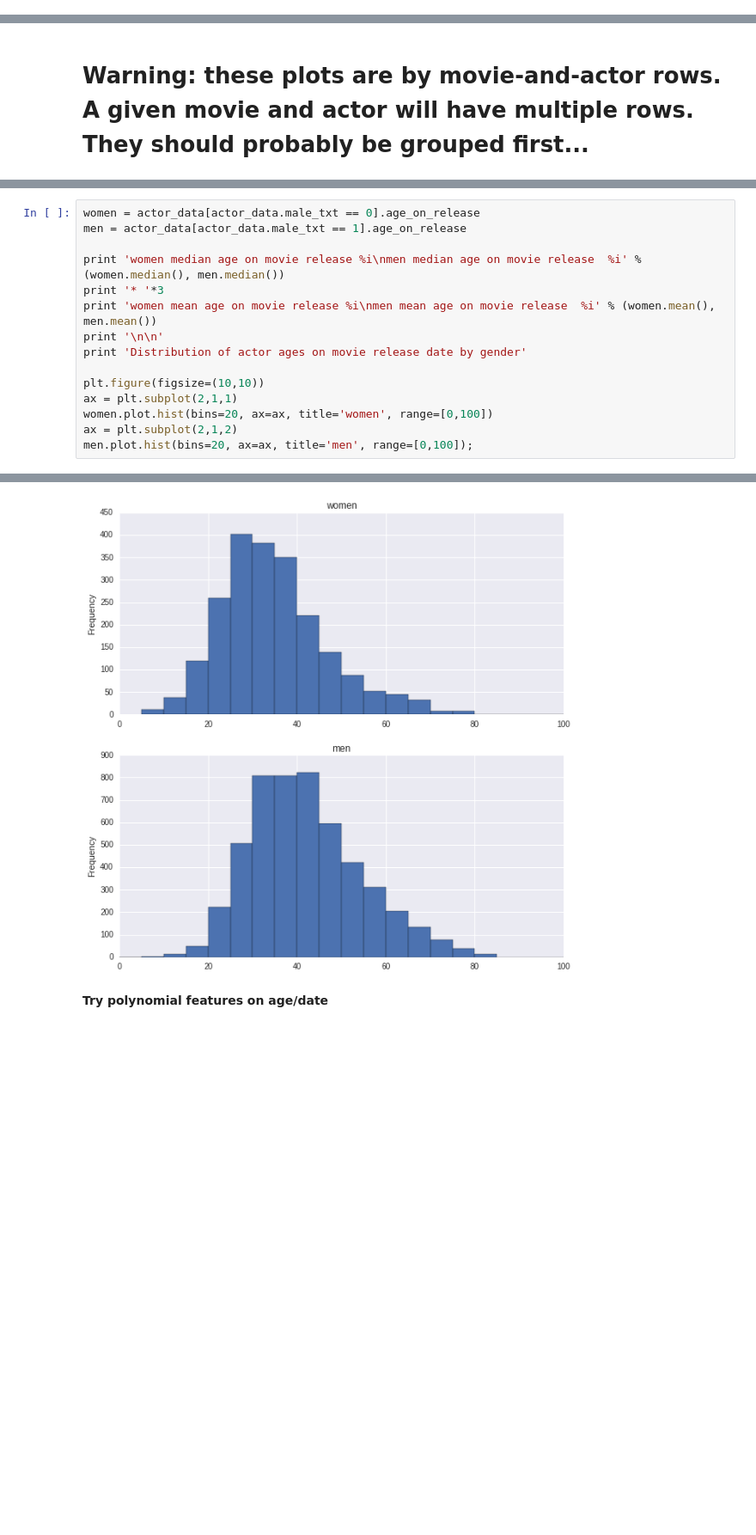
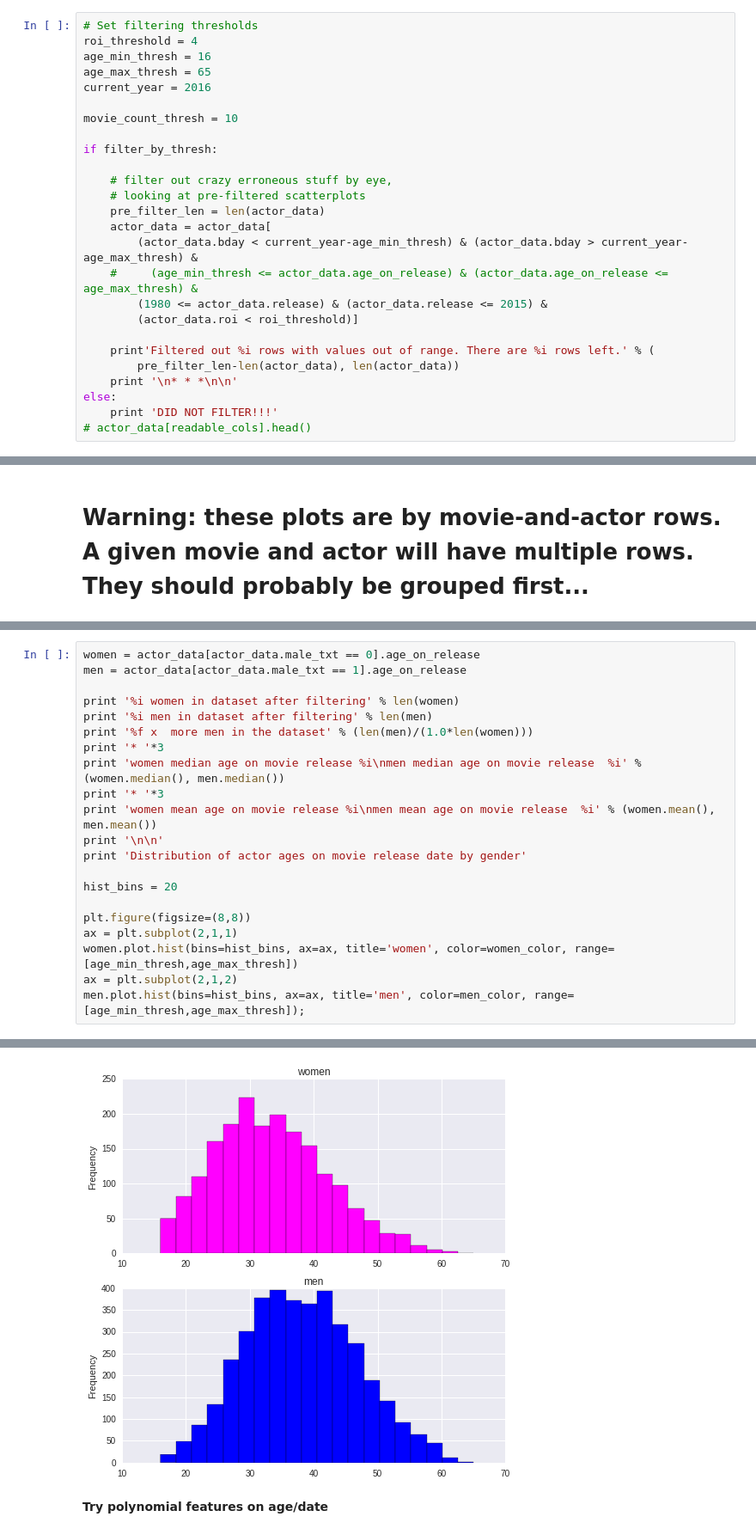
Before and after one commit to IanLondon/actor-age-curves, a Jupyter notebook: actor-regression-sklearn-joined-budget.ipynb, the cells around one changed output, grey strips where cells are left out. Shown at 86% size. Saved outputs shown, nothing was run; the diff lists cells and outputs as text; blank space fills up the shorter version.

```diff
--- a/actor-regression-sklearn-joined-budget.ipynb
+++ b/actor-regression-sklearn-joined-budget.ipynb
@@ -92,0 +70,26 @@ actor_data[readable_cols].head(10)
+# %%
+# Set filtering thresholds
+roi_threshold = 4
+age_min_thresh = 16
+age_max_thresh = 65
+current_year = 2016
+
+movie_count_thresh = 10
+
+if filter_by_thresh:
+
+    # filter out crazy erroneous stuff by eye,
+    # looking at pre-filtered scatterplots
+    pre_filter_len = len(actor_data)
+    actor_data = actor_data[
+        (actor_data.bday < current_year-age_min_thresh) & (actor_data.bday > current_year-age_max_thresh) &
+    #     (age_min_thresh <= actor_data.age_on_release) & (actor_data.age_on_release <= age_max_thresh) &
+        (1980 <= actor_data.release) & (actor_data.release <= 2015) &
+        (actor_data.roi < roi_threshold)]
+
+    print'Filtered out %i rows with values out of range. There are %i rows left.' % (
+        pre_filter_len-len(actor_data), len(actor_data))
+    print '\n* * *\n\n'
+else:
+    print 'DID NOT FILTER!!!'
+# actor_data[readable_cols].head()
@@ -331,15 +370,21 @@ mean:39
 women = actor_data[actor_data.male_txt == 0].age_on_release
 men = actor_data[actor_data.male_txt == 1].age_on_release
 
+print '%i women in dataset after filtering' % len(women)
+print '%i men in dataset after filtering' % len(men)
+print '%f x  more men in the dataset' % (len(men)/(1.0*len(women)))
+print '* '*3
 print 'women median age on movie release %i\nmen median age on movie release  %i' % (women.median(), men.median())
 print '* '*3
 print 'women mean age on movie release %i\nmen mean age on movie release  %i' % (women.mean(), men.mean())
 print '\n\n'
 print 'Distribution of actor ages on movie release date by gender'
 
-plt.figure(figsize=(10,10))
+hist_bins = 20
+
+plt.figure(figsize=(8,8))
 ax = plt.subplot(2,1,1)
-women.plot.hist(bins=20, ax=ax, title='women', range=[0,100])
+women.plot.hist(bins=hist_bins, ax=ax, title='women', color=women_color, range=[age_min_thresh,age_max_thresh])
 ax = plt.subplot(2,1,2)
-men.plot.hist(bins=20, ax=ax, title='men', range=[0,100]);
+men.plot.hist(bins=hist_bins, ax=ax, title='men', color=men_color, range=[age_min_thresh,age_max_thresh]);
 # %% [output]
@@ -351,8 +400,8 @@ men mean age on movie release  41
 
 
 
 Distribution of actor ages on movie release date by gender
-[figure, old version]
+[figure, new version]
 # %% [markdown]
 **Try polynomial features on age/date**
 # %%
```
Also changed, not shown: parts of 74 cells of this notebook.
